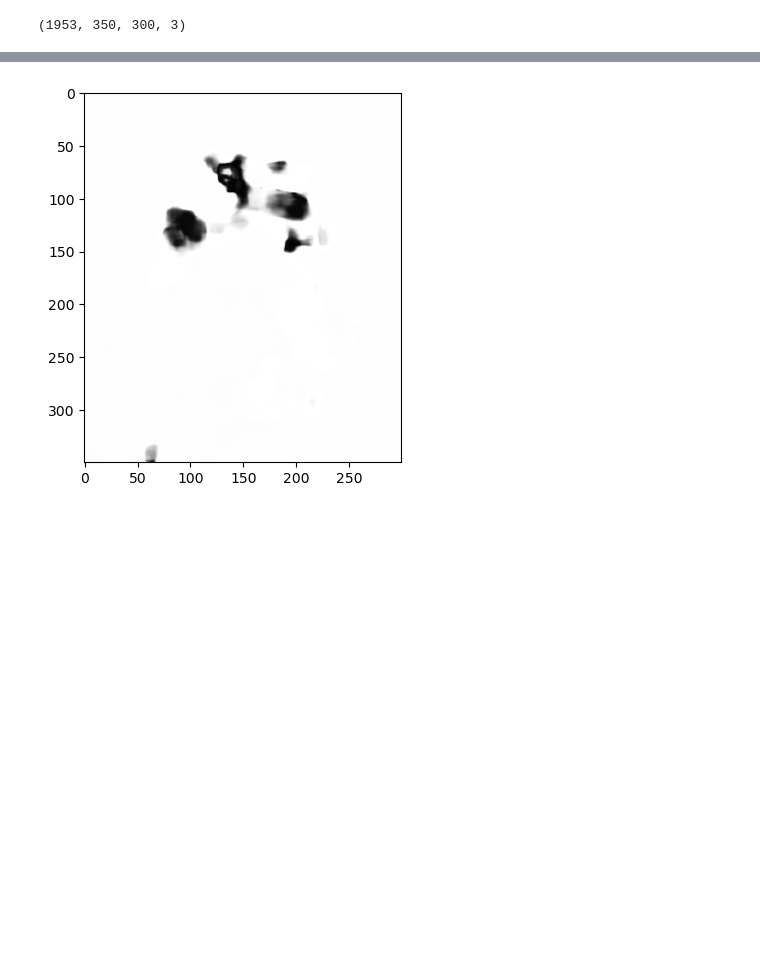
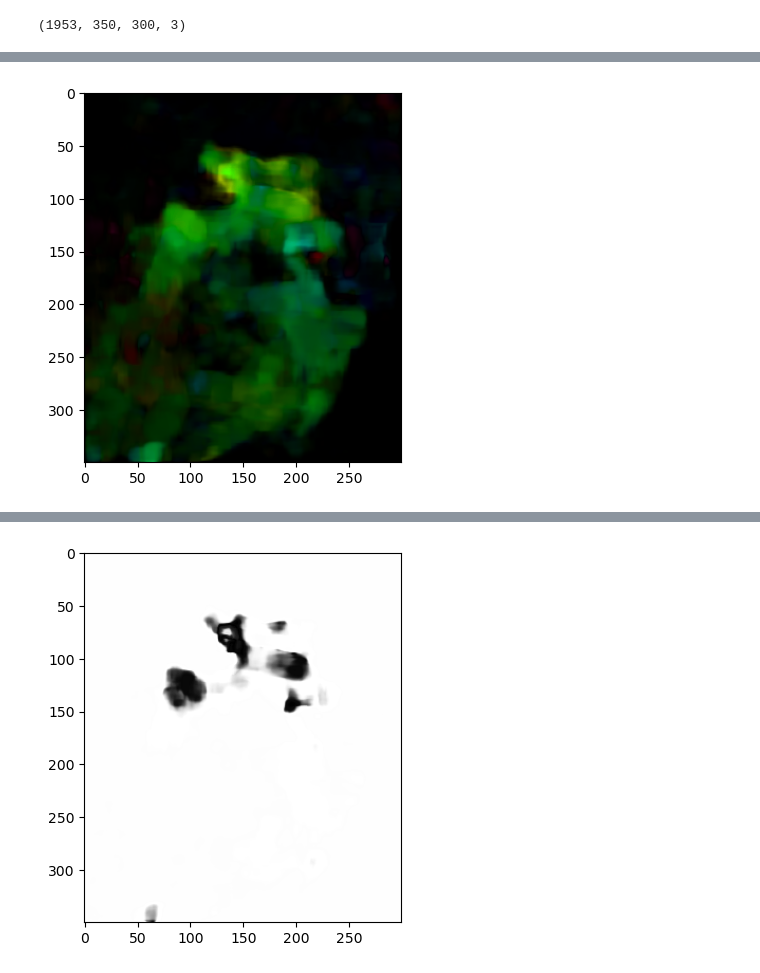
Before and after one commit to mishined/FYP, a Jupyter notebook: optical_flow1.ipynb, the cells around one changed output, grey strips where cells are left out. Saved outputs shown, nothing was run; the diff lists cells and outputs as text; code cells hidden in the pictures; blank space fills up the shorter version.

```diff
--- a/optical_flow1.ipynb
+++ b/optical_flow1.ipynb
@@ -106,7 +103,7 @@ Get all the frames in frames
 # %%
 frames = []
 #frames = np.array(frames)
-path = 'C:/Users/men22/OneDrive - University of Sussex/FYP/Participants/Participant_12/Processed_data/Video/Subject_12_01.mp4'
+path = "C:/Users/Misha/OneDrive - University of Sussex/FYP/Participants/Participant_12/Processed_data/Video/Subject_12_01.mp4"
 cap = cv2.VideoCapture(path)
 ret = True
 while ret:
@@ -137,7 +134,7 @@ calculate the gradient of the optical flow in x and y
 first derivative - how quickly is the flow field changing in direction x
 # %%
 # Display the resulting frames - 1 in 6 frames as there isn't movement for every frame
-for i in range(0,200,1):
+for i in range(0,200,6):
   print(i)
   plt.imshow(video[i], cmap='gray')
   plt.show()
@@ -316,7 +313,7 @@ Dense Optical Flow
 # %%
 frames = []
 #frames = np.array(frames)
-# path = "drive/MyDrive/FYP/Subject_10_01.mp4"
+path = "C:/Users/Misha/OneDrive - University of Sussex/FYP/Participants/Participant_12/Processed_data/Video/Subject_12_01.mp4"
 cap = cv2.VideoCapture(path)
 ret = True
 while ret:
@@ -410,0 +334,76 @@ array([[0.       , 4.712389 , 4.712389 , ..., 1.2527419, 1.5909369,
+# %%
+frame_start = 63
+frame0 = np.copy(video[frame_start,...,:])
+frame_end = 64
+
+mask = np.zeros_like(frame0)
+# print(mask.shape)
+# Sets image saturation to maximum
+mask[..., 1] = 255
+
+frame = np.copy(video[frame_end,...])
+
+prev_gray = cv2.cvtColor(frame0, cv2.COLOR_BGR2GRAY)
+gray = cv2.cvtColor(frame, cv2.COLOR_BGR2GRAY)
+flow = cv2.calcOpticalFlowFarneback(prev_gray,
+                                    gray,
+                                    None,
+                                    pyr_scale = 0.5,
+                                    levels = 3,
+                                    winsize = 10,
+                                    iterations = 6,
+                                    poly_n = 5,
+                                    poly_sigma = 1.2,
+                                    flags = 0)
+# (	InputArray prev,
+# InputArray next,
+# InputOutputArray flow = computed flow image that has the same size as prev and type CV_32FC2,
+# double pyr_scale - parameter, specifying the image scale (<1) to build pyramids for each image;
+# pyr_scale=0.5 means a classical pyramid, where each next layer is twice smaller than the previous one.,
+# int 	levels - number of pyramid layers including the initial image; levels=1 means that no extra layers are created and only the original images are used.,
+# int 	winsize - averaging window size; larger values increase the algorithm robustness to image noise and give more chances for fast motion detection,
+# but yield more blurred motion field.,
+# int 	iterations - number of iterations the algorithm does at each pyramid level.,
+# int 	poly_n - size of the pixel neighborhood used to find polynomial expansion in each pixel; larger values mean that
+# the image will be approximated with smoother surfaces, yielding more robust algorithm and more blurred motion field, typically poly_n =5 or 7,
+# double 	poly_sigma - standard deviation of the Gaussian that is used to smooth derivatives used as a basis for the polynomial expansion;
+# for poly_n=5, you can set poly_sigma=1.1, for poly_n=7, a good value would be poly_sigma=1.5,
+# int 	flags
+# )
+
+# Computes the magnitude and angle of the 2D vectors
+magnitude, angle = cv2.cartToPolar(flow[..., 0], flow[..., 1])
+# Sets image hue according to the optical flow direction
+# print(angle.shape)
+# print(mask[..., 0])
+mask[..., 0] = angle * 180 / np.pi / 2
+# Sets image value according to the optical flow magnitude (normalized)
+mask[..., 2] = cv2.normalize(magnitude, None, 0, 255, cv2.NORM_MINMAX)
+# print(mask)
+
+# Converts HSV to RGB (BGR) color representation
+rgb = cv2.cvtColor(mask, cv2.COLOR_HSV2BGR)
+# Opens a new window and displays the output frame
+# cv2.imshow("dense optical flow", rgb)
+
+frame1 = np.copy(video[frame_start,...])
+img1 = cv2.add(frame1,rgb)
+
+frame2 = np.copy(video[frame_end,...])
+img2 = cv2.add(frame2,rgb)
+plt.imshow(rgb), plt.show()
+plt.subplot(1,2,1)
+# plt.imshow(rgb), plt.show()
+plt.imshow(img1, cmap= 'gray')
+plt.subplot(1,2,2)
+# plt.imshow(rgb)
+plt.imshow(img2, cmap= 'gray')
+plt.show()
+
+plt.subplot(1,2,1)
+plt.imshow(video[frame_start,...,:], cmap='gray')
+plt.subplot(1,2,2)
+plt.imshow(video[frame_end,..., :], cmap='gray')
+plt.show()
+# %% [output]
+[figure, added]
```
Also changed, not shown: parts of 18 cells of this notebook, 2 other files.
